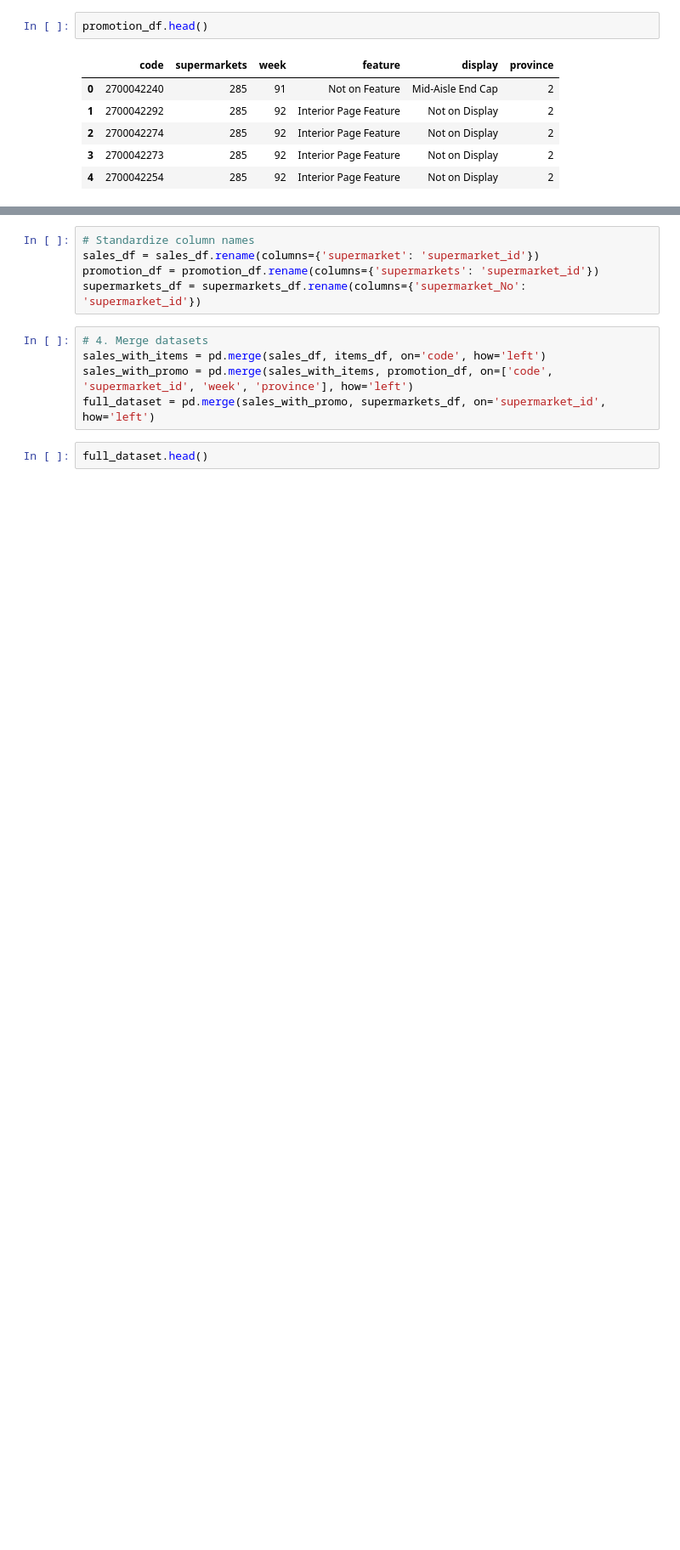
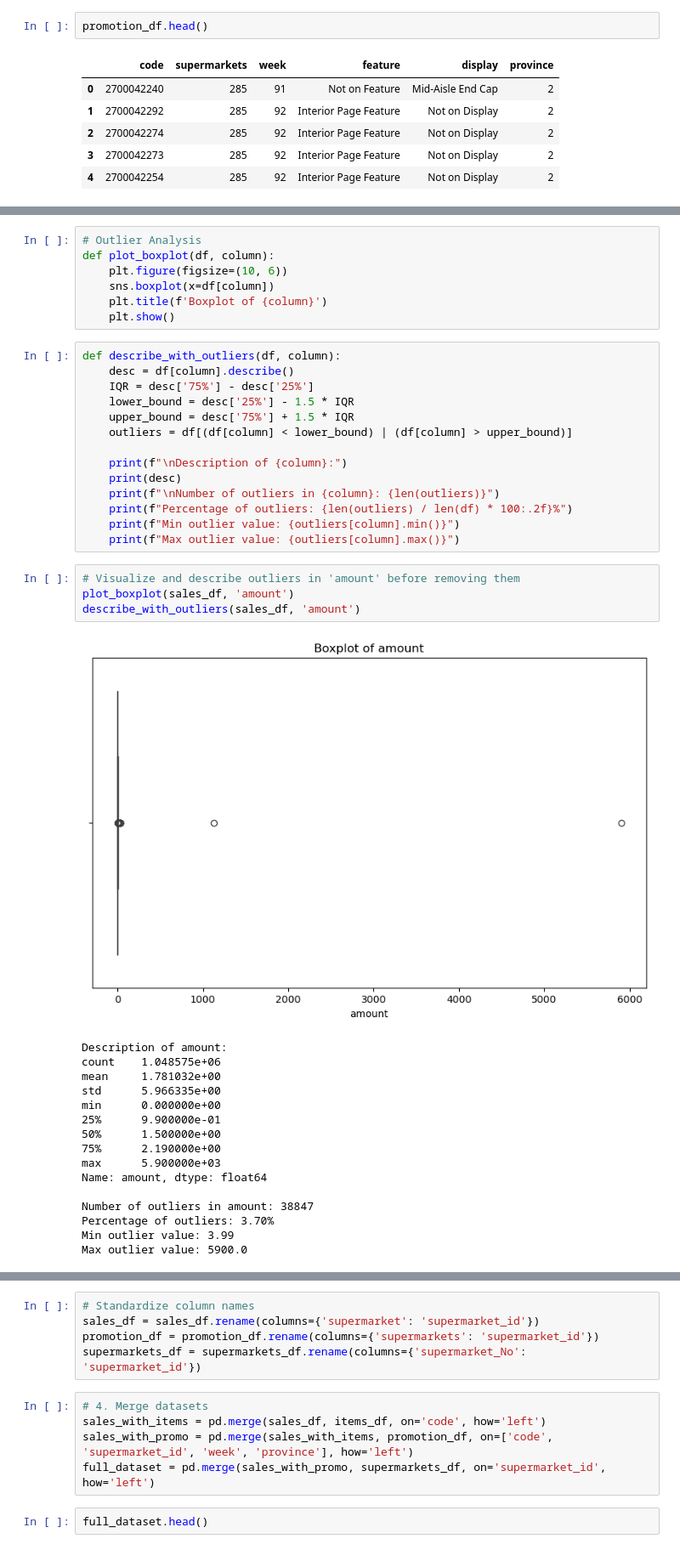
Before and after one commit to Kusalani/Sales-and-Promotions-Analysis, a Jupyter notebook: models/Data preparation.ipynb, the cells around one changed output, grey strips where cells are left out. Shown at 85% size. Saved outputs shown, nothing was run; the diff lists cells and outputs as text; blank space fills up the shorter version.

```diff
--- a/models/Data preparation.ipynb
+++ b/models/Data preparation.ipynb
@@ -273,0 +270,42 @@ for df in [items_df, promotion_df]:
+# %%
+# Outlier Analysis
+def plot_boxplot(df, column):
+    plt.figure(figsize=(10, 6))
+    sns.boxplot(x=df[column])
+    plt.title(f'Boxplot of {column}')
+    plt.show()
+# %%
+def describe_with_outliers(df, column):
+    desc = df[column].describe()
+    IQR = desc['75%'] - desc['25%']
+    lower_bound = desc['25%'] - 1.5 * IQR
+    upper_bound = desc['75%'] + 1.5 * IQR
+    outliers = df[(df[column] < lower_bound) | (df[column] > upper_bound)]
+
+    print(f"\nDescription of {column}:")
+    print(desc)
+    print(f"\nNumber of outliers in {column}: {len(outliers)}")
+    print(f"Percentage of outliers: {len(outliers) / len(df) * 100:.2f}%")
+    print(f"Min outlier value: {outliers[column].min()}")
+    print(f"Max outlier value: {outliers[column].max()}")
+# %%
+# Visualize and describe outliers in 'amount' before removing them
+plot_boxplot(sales_df, 'amount')
+describe_with_outliers(sales_df, 'amount')
+# %% [output]
+[figure, added]
+Description of amount:
+count    1.048575e+06
+mean     1.781032e+00
+std      5.966335e+00
+min      0.000000e+00
+25%      9.900000e-01
+50%      1.500000e+00
+75%      2.190000e+00
+max      5.900000e+03
+Name: amount, dtype: float64
+
+Number of outliers in amount: 38847
+Percentage of outliers: 3.70%
+Min outlier value: 3.99
+Max outlier value: 5900.0
```
Also changed, not shown: parts of 20 cells of this notebook.
